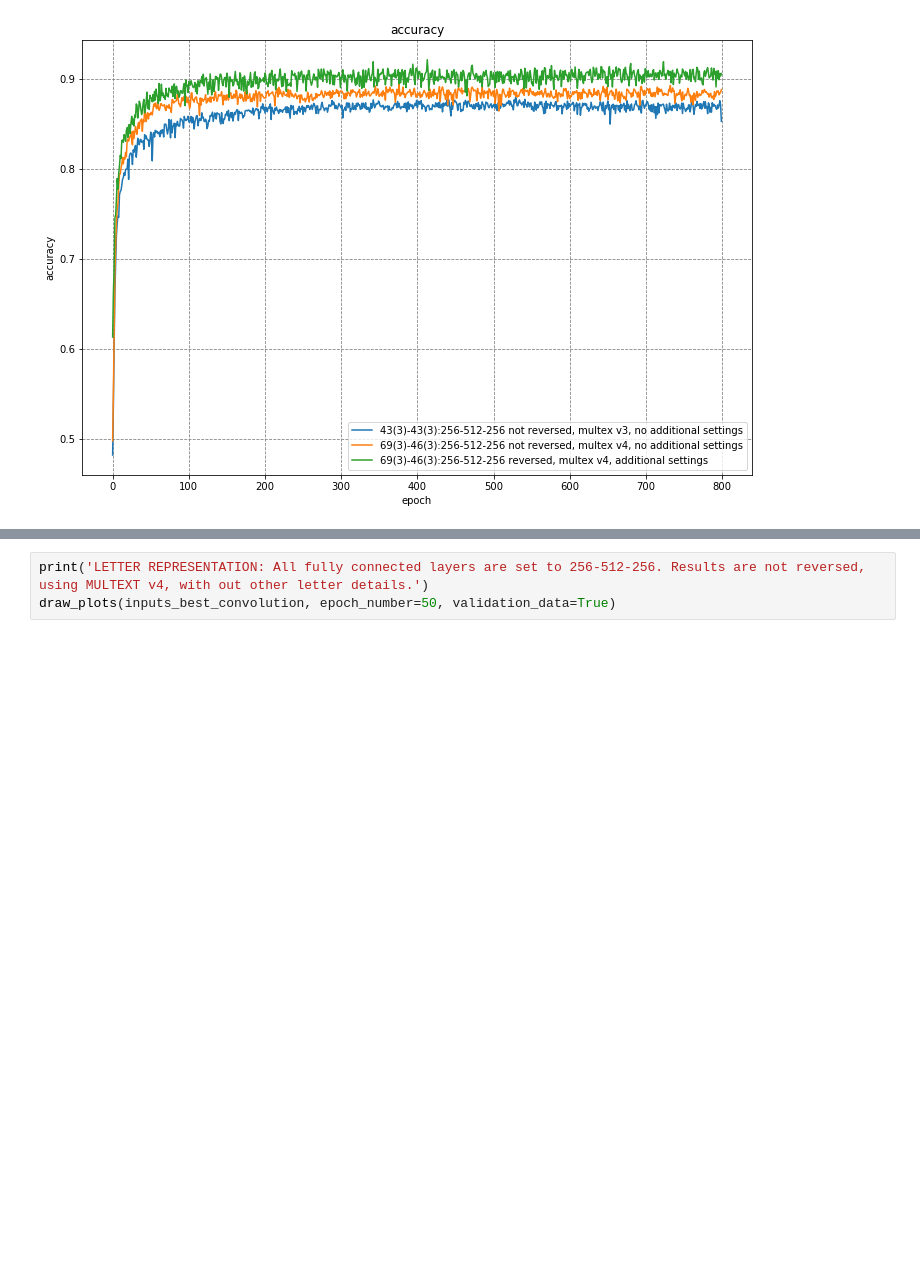
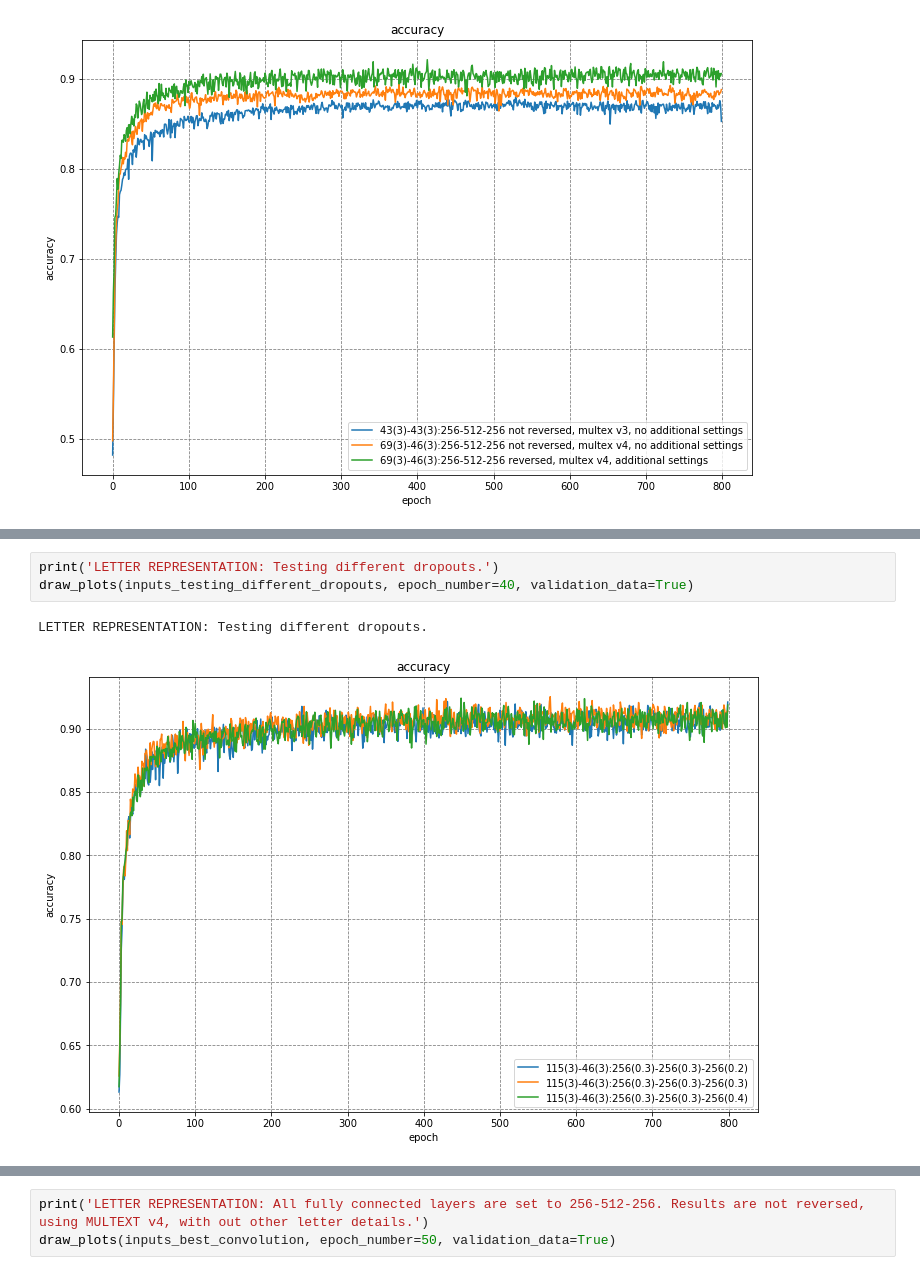
Before and after one commit to lkrsnik/accetuation, a Jupyter notebook: cnn/word_accetuation/cnn_dictionary/results_presentation.ipynb, the cells around one changed output, grey strips where cells are left out. Cells and saved outputs as stored; diff of their text form; blank space fills up the shorter version.

```diff
--- a/cnn/word_accetuation/cnn_dictionary/results_presentation.ipynb
+++ b/cnn/word_accetuation/cnn_dictionary/results_presentation.ipynb
@@ -92,0 +123,6 @@ LETTER REPRESENTATION: Comparison of grand improvements.
+# %%
+print('LETTER REPRESENTATION: Testing different dropouts.')
+draw_plots(inputs_testing_different_dropouts, epoch_number=40, validation_data=True)
+# %% [output]
+LETTER REPRESENTATION: Testing different dropouts.
+[figure, added]
```
Also changed, not shown: parts of 5 cells of this notebook, 23 other files.
